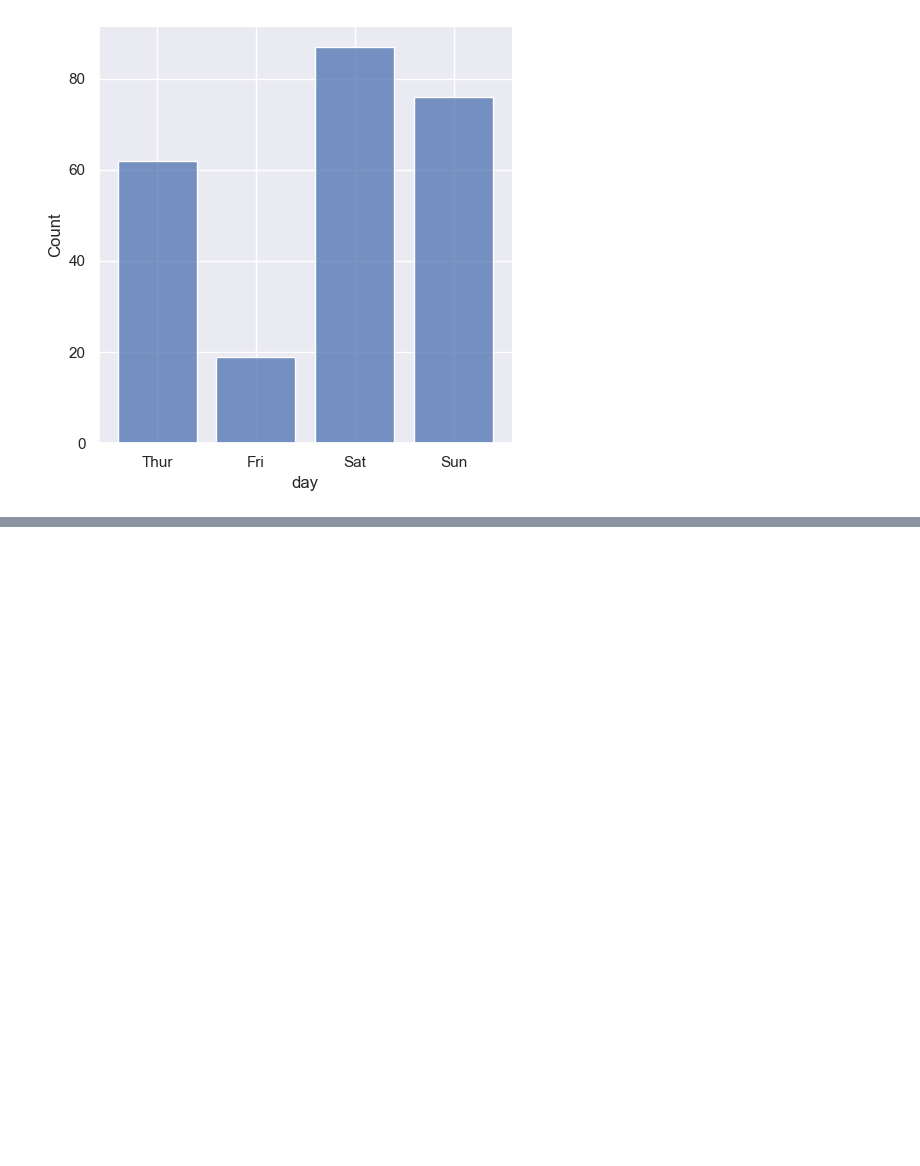
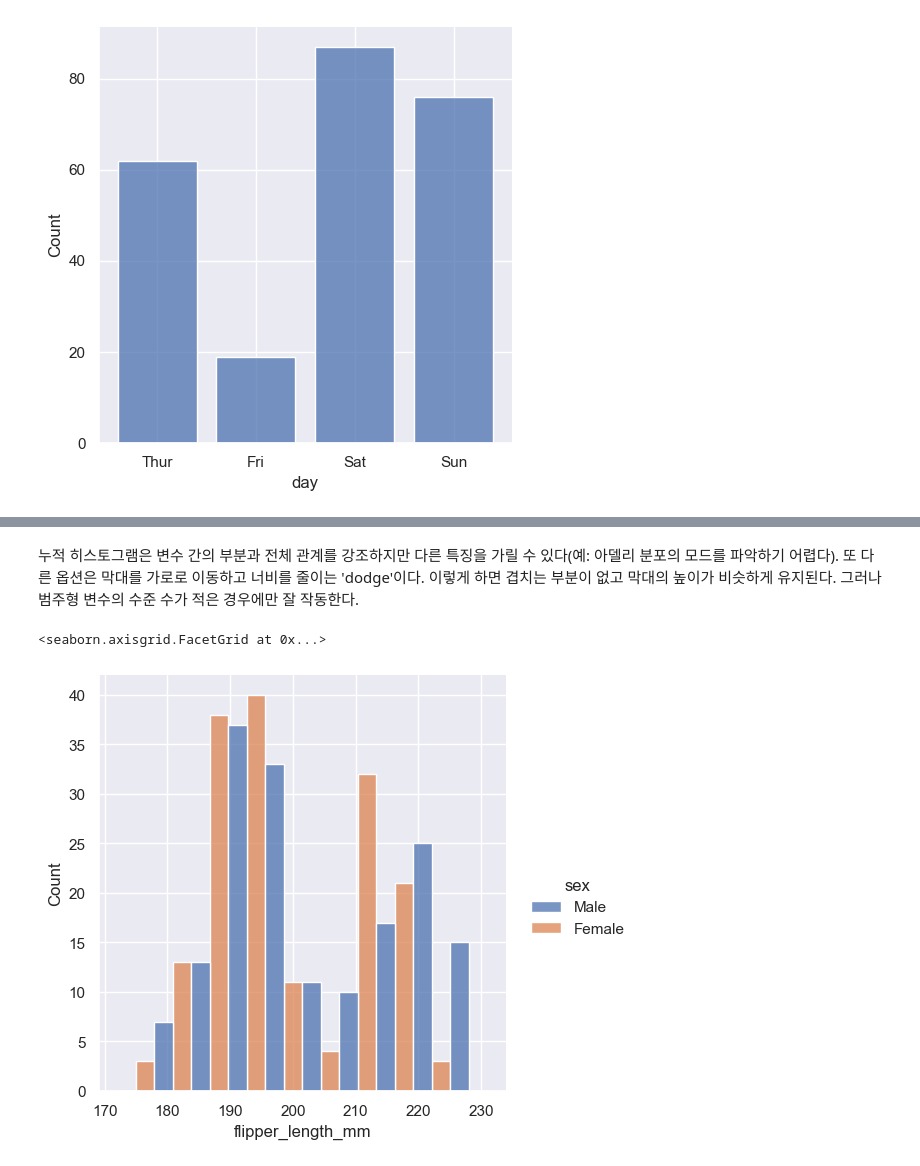
Before and after one commit to channseo/transcribe_tutorials, a Jupyter notebook: seaborn/07 Visualizing distributions of data.ipynb, the cells around one changed output, grey strips where cells are left out. Saved outputs shown, nothing was run; the diff lists cells and outputs as text; code cells hidden in the pictures; blank space fills up the shorter version.

```diff
--- a/seaborn/07 Visualizing distributions of data.ipynb
+++ b/seaborn/07 Visualizing distributions of data.ipynb
@@ -73,0 +97,7 @@ sns.displot(tips, x="day", shrink=.8)
+# %% [markdown]
+누적 히스토그램은 변수 간의 부분과 전체 관계를 강조하지만 다른 특징을 가릴 수 있다(예: 아델리 분포의 모드를 파악하기 어렵다). 또 다른 옵션은 막대를 가로로 이동하고 너비를 줄이는 'dodge'이다. 이렇게 하면 겹치는 부분이 없고 막대의 높이가 비슷하게 유지된다. 그러나 범주형 변수의 수준 수가 적은 경우에만 잘 작동한다.
+# %%
+sns.displot(penguins, x="flipper_length_mm", hue="sex", multiple="dodge")
+# %% [output]
+<seaborn.axisgrid.FacetGrid at 0x...>
+[figure, added]
```
Also changed, not shown: parts of 9 cells of this notebook.
